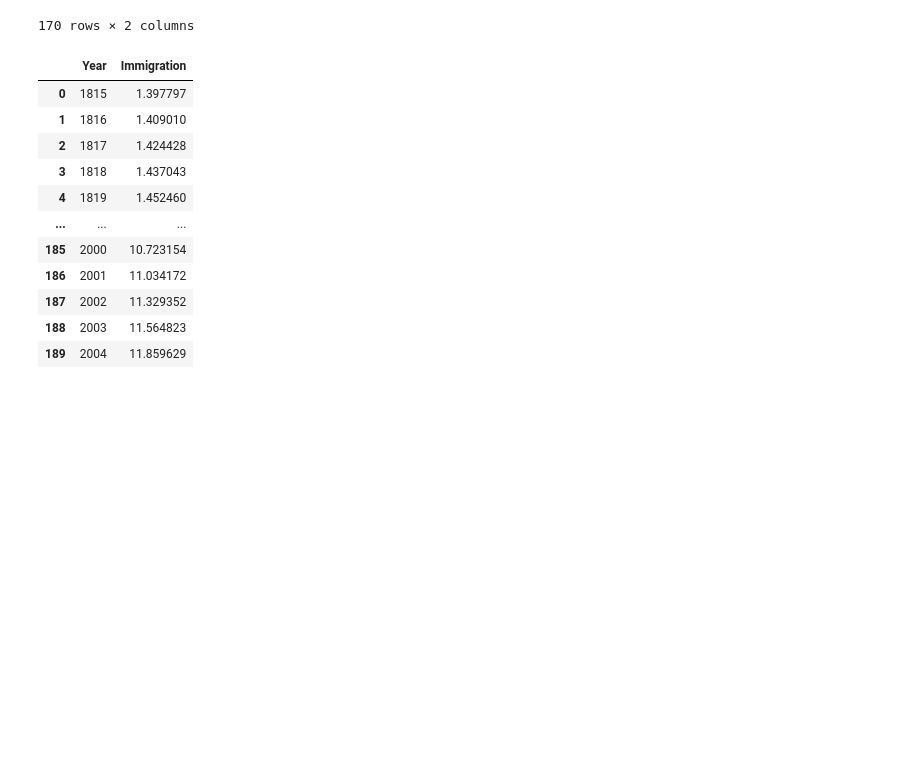
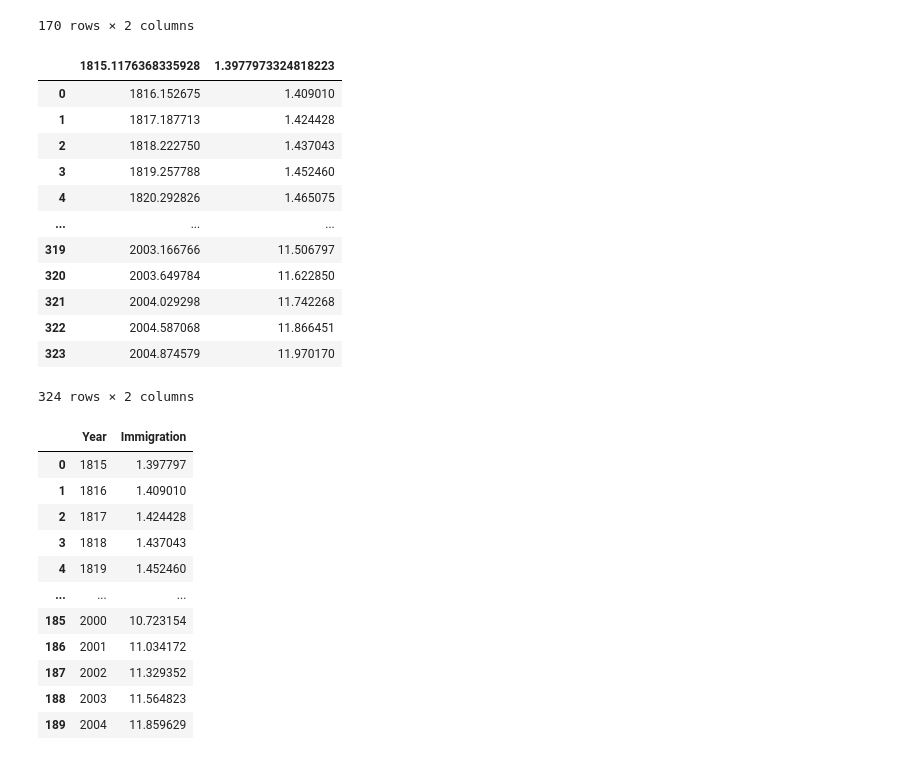
Before and after one commit to rukrainsky/DATA_221_project, a Jupyter notebook: DATA_221_Final_Project.ipynb, the cells around one changed output. Cells and saved outputs as stored; diff of their text form; code cells hidden in the pictures; blank space fills up the shorter version.

```diff
--- a/DATA_221_Final_Project.ipynb
+++ b/DATA_221_Final_Project.ipynb
@@ -135,6 +135,22 @@ plt_hsus
 170 rows × 2 columns
 # %%
 plt_immigration = pd.read_csv("PltImmigration.csv")
+# %%
+plt_immigration
+# %% [output]
+|  | 1815.1176368335928 | 1.3977973324818223 |
+| 0 | 1816.152675 | 1.409010 |
+| 1 | 1817.187713 | 1.424428 |
+| 2 | 1818.222750 | 1.437043 |
+| 3 | 1819.257788 | 1.452460 |
+| 4 | 1820.292826 | 1.465075 |
+| ... | ... | ... |
+| 319 | 2003.166766 | 11.506797 |
+| 320 | 2003.649784 | 11.622850 |
+| 321 | 2004.029298 | 11.742268 |
+| 322 | 2004.587068 | 11.866451 |
+| 323 | 2004.874579 | 11.970170 |
+324 rows × 2 columns
 # %%
 year= [plt_immigration.columns[0]] + list(plt_immigration[plt_immigration.columns[0]])
 year = [math.ceil(float(i)) - 1 for i in year]
```
Also changed, not shown: parts of 2 cells of this notebook.
